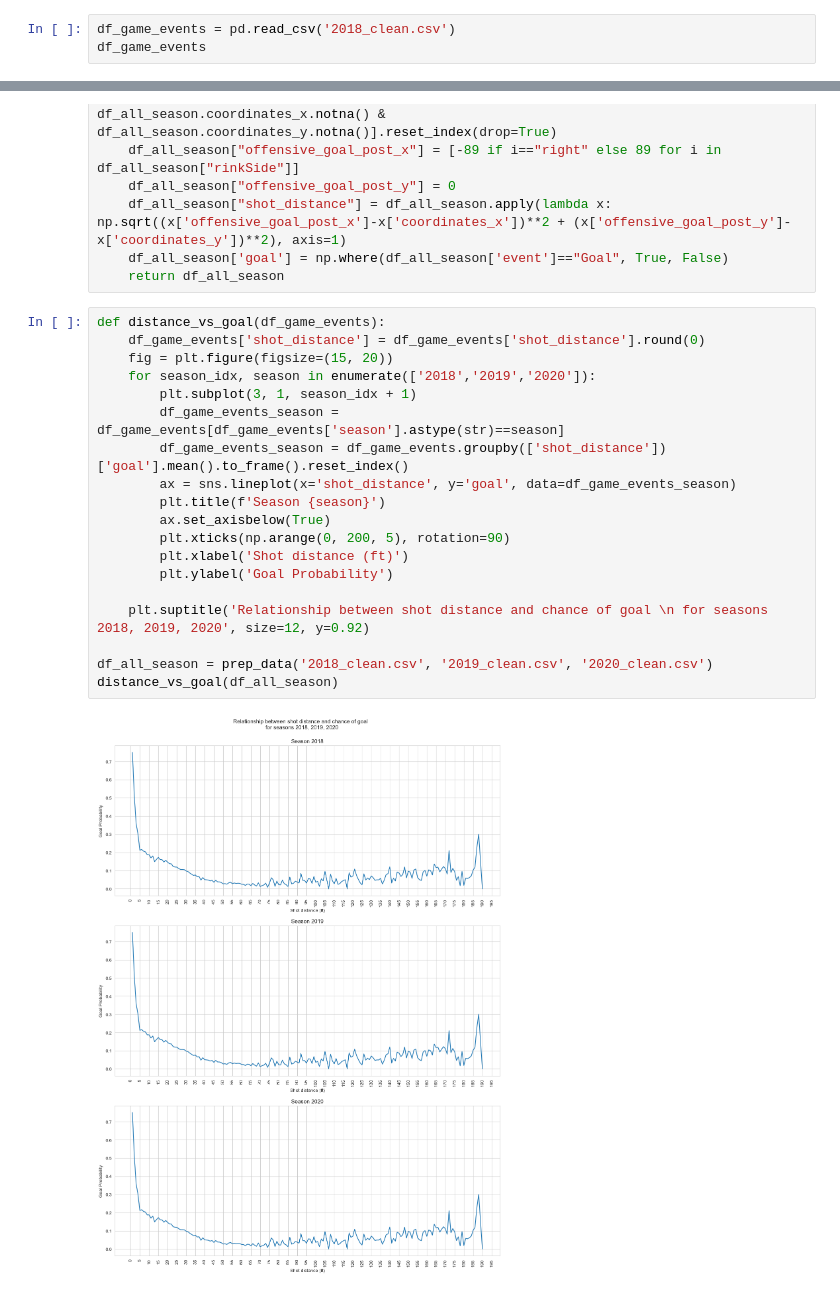
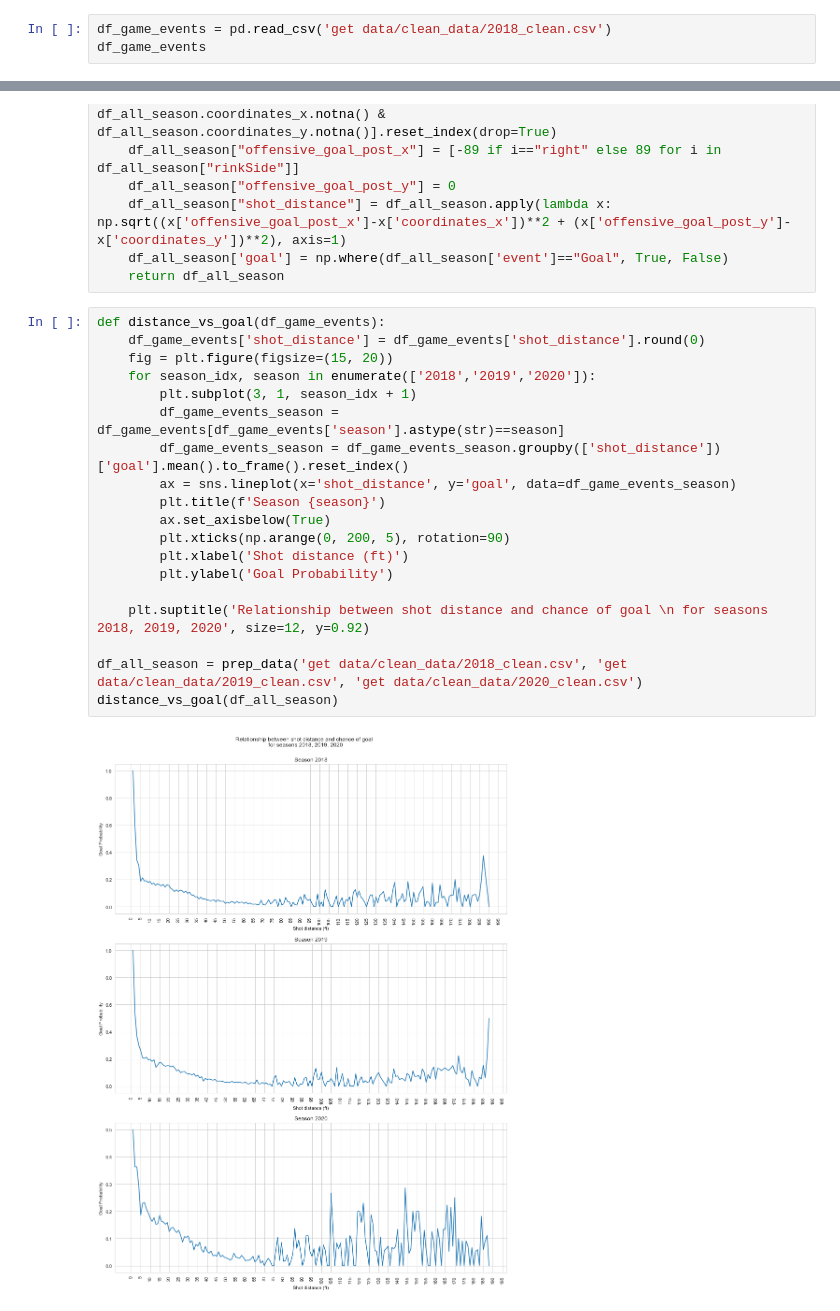
Before and after one commit to IFT6758-Team-08/Team_8_IFT_6758, a Jupyter notebook: notebooks/Milestone_1_Visualization.ipynb, the cells around one changed output, grey strips where cells are left out. Saved outputs shown, nothing was run; the diff lists cells and outputs as text.

```diff
--- a/notebooks/Milestone_1_Visualization.ipynb
+++ b/notebooks/Milestone_1_Visualization.ipynb
@@ -8,7 +8,7 @@ import seaborn as sns
 import matplotlib.pyplot as plt
 sns.set_style("whitegrid")
 # %%
-df_game_events = pd.read_csv('2018_clean.csv')
+df_game_events = pd.read_csv('get data/clean_data/2018_clean.csv')
 df_game_events
 # %% [output]
 |  | game_id | period | period_time | team | event | coordinates_x | coordinates_y | secondary_type | ... |
@@ -70,21 +70,21 @@ def prep_data(path1, path2, path3):
 # %%
 def distance_vs_goal(df_game_events):
     df_game_events['shot_distance'] = df_game_events['shot_distance'].round(0)
     fig = plt.figure(figsize=(15, 20))
     for season_idx, season in enumerate(['2018','2019','2020']):
         plt.subplot(3, 1, season_idx + 1)
         df_game_events_season = df_game_events[df_game_events['season'].astype(str)==season]
-        df_game_events_season = df_game_events.groupby(['shot_distance'])['goal'].mean().to_frame().reset_index()
+        df_game_events_season = df_game_events_season.groupby(['shot_distance'])['goal'].mean().to_frame().reset_index()
         ax = sns.lineplot(x='shot_distance', y='goal', data=df_game_events_season)
         plt.title(f'Season {season}')
         ax.set_axisbelow(True)
         plt.xticks(np.arange(0, 200, 5), rotation=90)
         plt.xlabel('Shot distance (ft)')
         plt.ylabel('Goal Probability')
 
     plt.suptitle('Relationship between shot distance and chance of goal \n for seasons 2018, 2019, 2020', size=12, y=0.92)
 
-df_all_season = prep_data('2018_clean.csv', '2019_clean.csv', '2020_clean.csv')
+df_all_season = prep_data('get data/clean_data/2018_clean.csv', 'get data/clean_data/2019_clean.csv', 'get data/clean_data/2020_clean.csv')
 distance_vs_goal(df_all_season)
 # %% [output]
-[figure, old version]
+[figure, new version]
```
Also changed, not shown: parts of 1 cell of this notebook.
